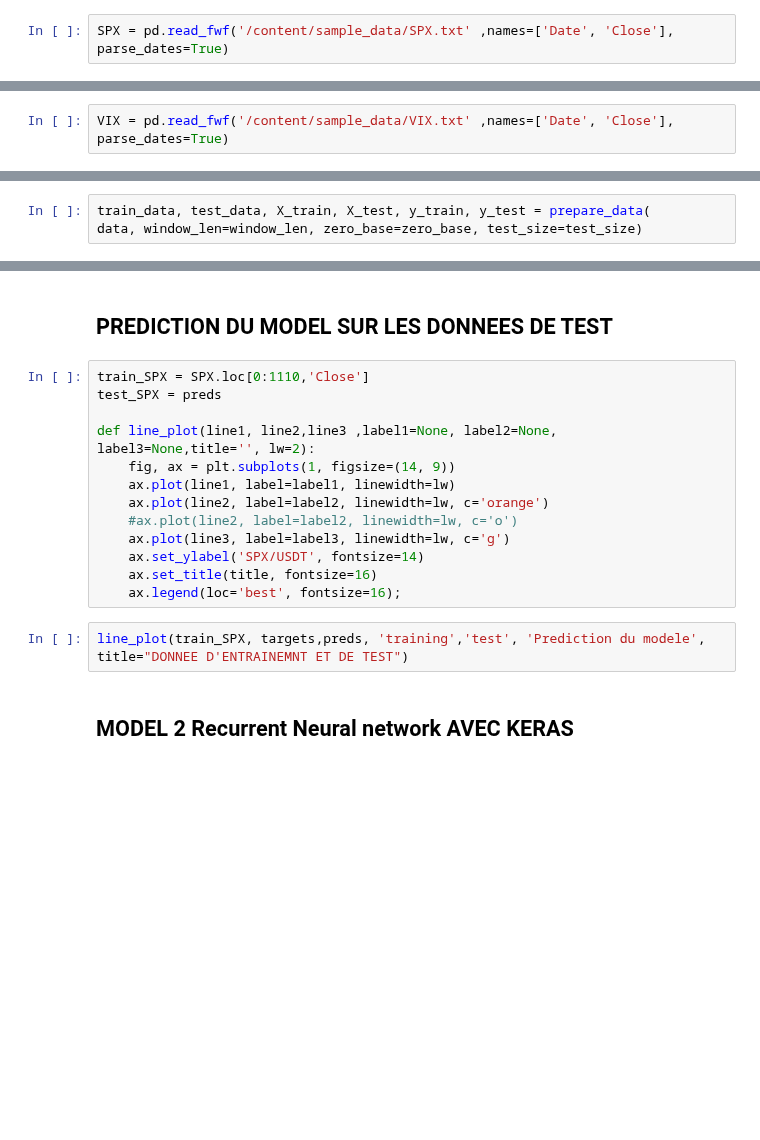
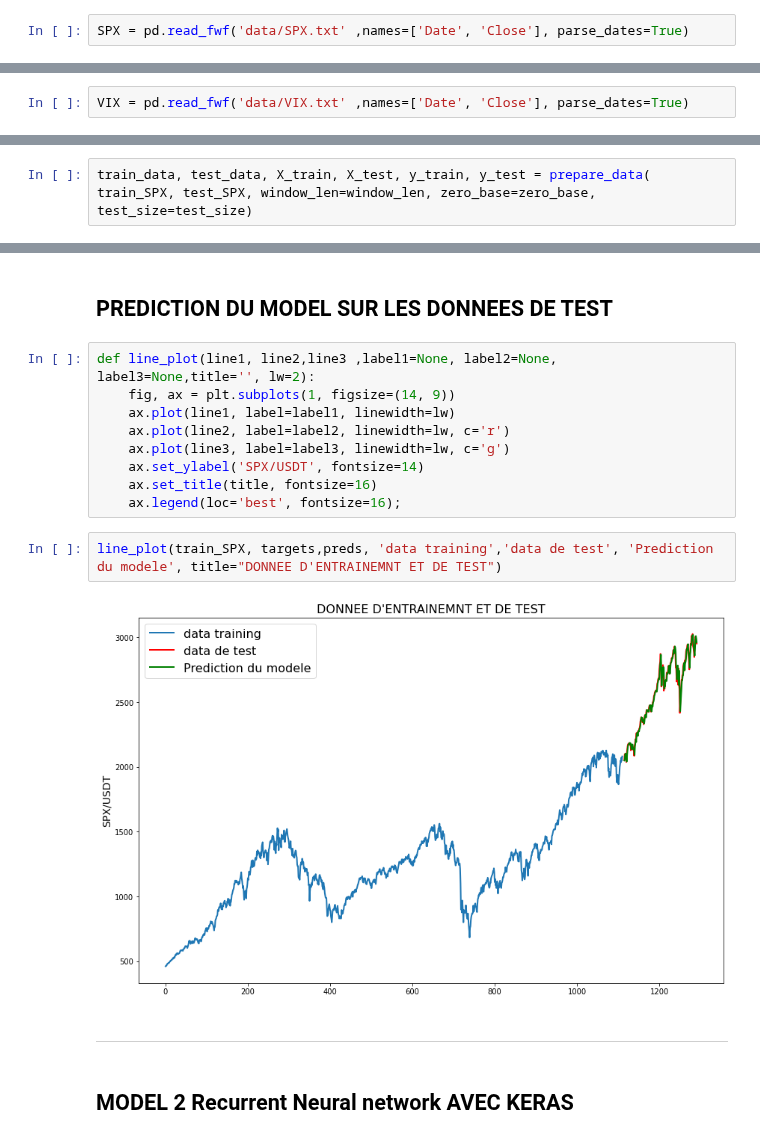
Before and after one commit to francis-mujani/TP3_ML, a Jupyter notebook: TP3_MACHINE_LEARNING.ipynb, the cells around one changed output, grey strips where cells are left out. Drawn from its saved outputs; the diff is of its cells as text; blank space fills up the shorter version.

```diff
--- a/TP3_MACHINE_LEARNING.ipynb
+++ b/TP3_MACHINE_LEARNING.ipynb
@@ -9,4 +11,4 @@ from sklearn.metrics import mean_absolute_error
 # %%
-SPX = pd.read_fwf('/content/sample_data/SPX.txt' ,names=['Date', 'Close'], parse_dates=True)
+SPX = pd.read_fwf('data/SPX.txt' ,names=['Date', 'Close'], parse_dates=True)
 # %%
 SPX.head()
@@ -13,6 +22,6 @@ SPX.head()
 # %%
 #SPX.Date = pd.to_datetime(SPX.Date, infer_datetime_format=True)
 # %%
-VIX = pd.read_fwf('/content/sample_data/VIX.txt' ,names=['Date', 'Close'], parse_dates=True)
+VIX = pd.read_fwf('data/VIX.txt' ,names=['Date', 'Close'], parse_dates=True)
 # %%
 VIX.head()
@@ -171,7 +228,7 @@ optimizer = 'adam'
 ## SPLIT DATA
 # %%
 train_data, test_data, X_train, X_test, y_train, y_test = prepare_data(
-data, window_len=window_len, zero_base=zero_base, test_size=test_size)
+train_SPX, test_SPX, window_len=window_len, zero_base=zero_base, test_size=test_size)
 # %%
 print('Len of X training data', X_train.shape)
 print('Len of Y training data',y_train.shape)
@@ -233,20 +361,20 @@ line_plot(test_SPX, preds, 'actual', 'prediction', lw=3)
 # %% [markdown]
 ## PREDICTION DU MODEL SUR LES DONNEES DE TEST
 # %%
-train_SPX = SPX.loc[0:1110,'Close']
-test_SPX = preds
-
 def line_plot(line1, line2,line3 ,label1=None, label2=None, label3=None,title='', lw=2):
     fig, ax = plt.subplots(1, figsize=(14, 9))
     ax.plot(line1, label=label1, linewidth=lw)
-    ax.plot(line2, label=label2, linewidth=lw, c='orange')
-    #ax.plot(line2, label=label2, linewidth=lw, c='o')
+    ax.plot(line2, label=label2, linewidth=lw, c='r')
     ax.plot(line3, label=label3, linewidth=lw, c='g')
     ax.set_ylabel('SPX/USDT', fontsize=14)
     ax.set_title(title, fontsize=16)
     ax.legend(loc='best', fontsize=16);
 # %%
-line_plot(train_SPX, targets,preds, 'training','test', 'Prediction du modele', title="DONNEE D'ENTRAINEMNT ET DE TEST")
+line_plot(train_SPX, targets,preds, 'data training','data de test', 'Prediction du modele', title="DONNEE D'ENTRAINEMNT ET DE TEST")
+# %% [output]
+[figure, added]
+# %% [markdown]
+---
 # %% [markdown]
 ## MODEL 2 Recurrent Neural network AVEC KERAS
 # %%
```
Also changed, not shown: parts of 66 cells of this notebook.
